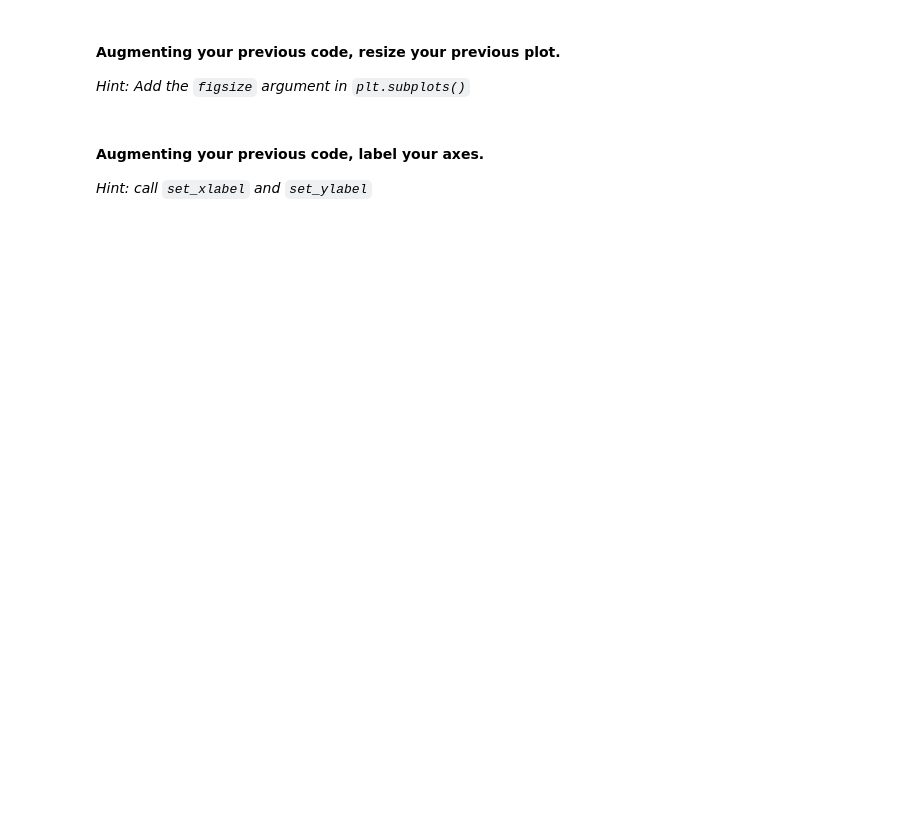
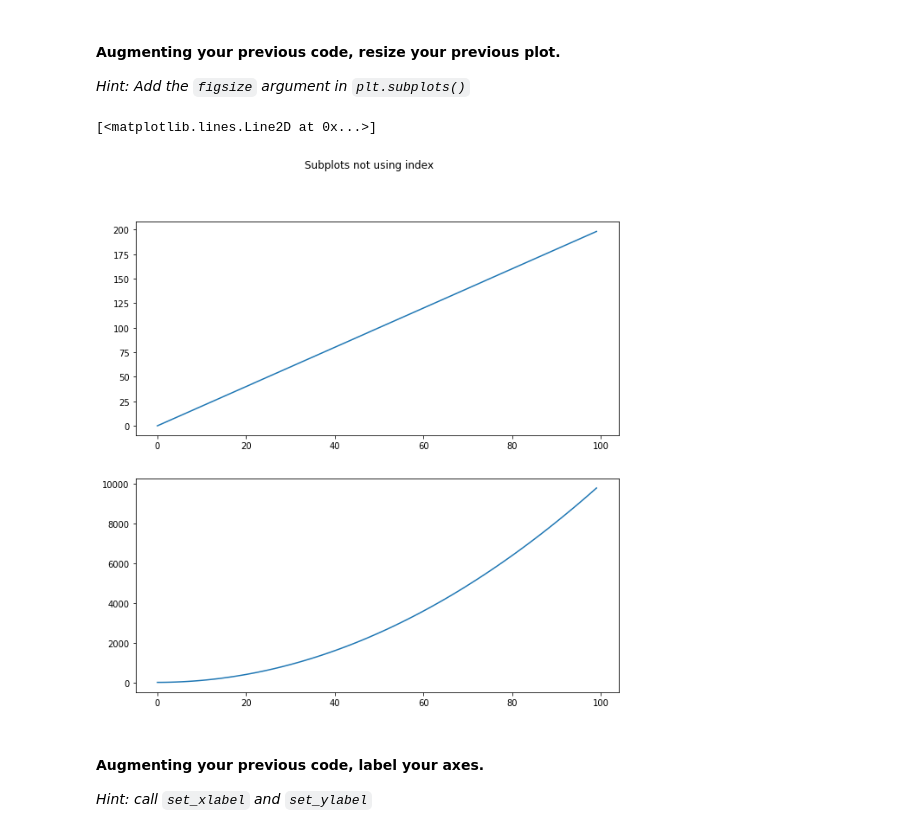
Before and after one commit to ironhack-datalabs/datamad1019, a Jupyter notebook: module-2/lab-matplotlib-seaborn/your-code/challenge-1.ipynb, the cells around one changed output. Cells and saved outputs as stored; diff of their text form; code cells hidden in the pictures; blank space fills up the shorter version.

```diff
--- a/module-2/lab-matplotlib-seaborn/your-code/challenge-1.ipynb
+++ b/module-2/lab-matplotlib-seaborn/your-code/challenge-1.ipynb
@@ -46,3 +74,13 @@ z = x**2
+# %%
+# your code here
+fig, axs = plt.subplots(2, figsize=(10, 10))
+fig.suptitle('Subplots not using index')
+axs[0].plot(x,y)
+axs[1].plot(x,z)
+#plt.figure(figsize=(10, 10)) Esto para los pixeles de la imagen
+# %% [output]
+[<matplotlib.lines.Line2D at 0x...>]
+[figure, added]
 # %% [markdown]
 #### Augmenting your previous code, label your axes.
 
```
Also changed, not shown: parts of 16 cells of this notebook.
